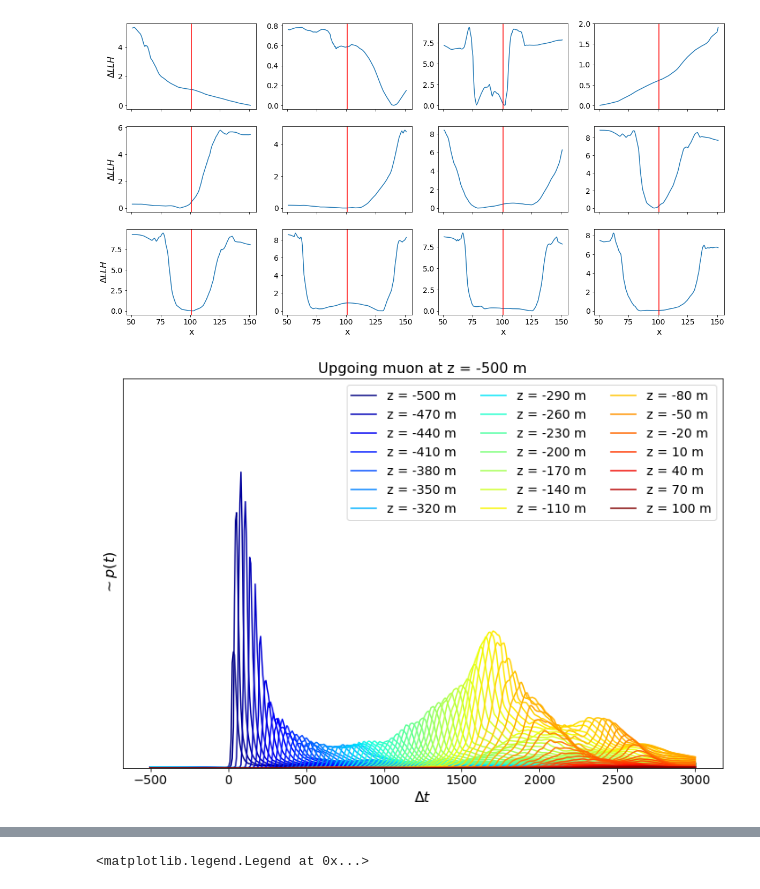
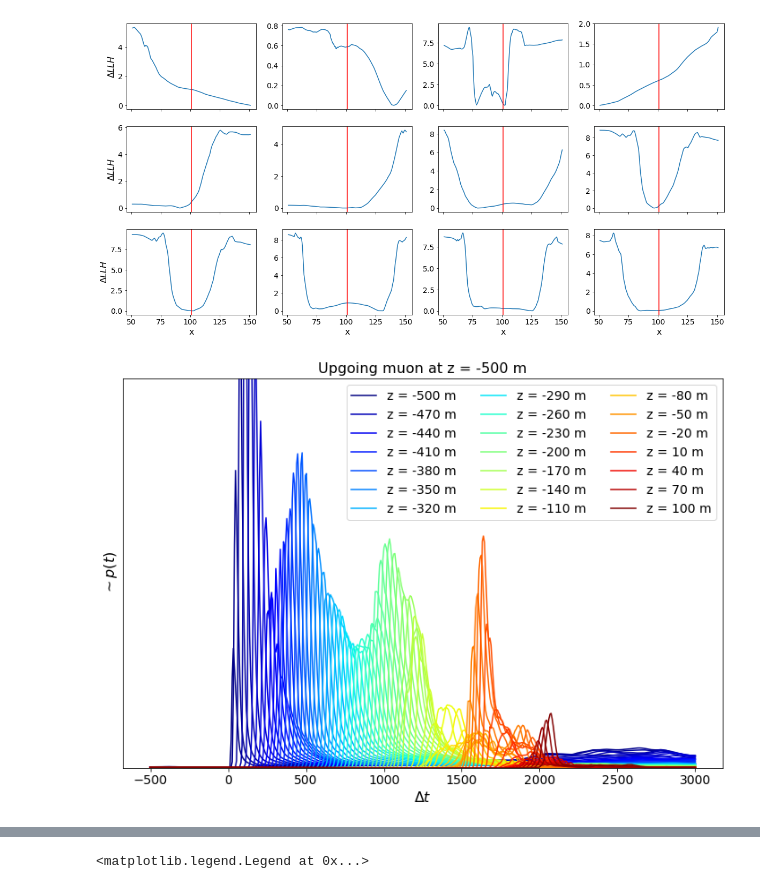
Before and after one commit to philippeller/freeDOM, a Jupyter notebook: freeDOM/inspect.ipynb, the cells around one changed output, grey strips where cells are left out. Drawn from its saved outputs; the diff is of its cells as text; code cells hidden in the pictures.

```diff
--- a/freeDOM/inspect.ipynb
+++ b/freeDOM/inspect.ipynb
@@ -39,7 +39,7 @@ Using an independent MC file
 # %%
 events, labels = load_events(dir='/home/iwsatlas1/peller/work/oscNext/level7_v01.04/140000_i3cols_test')
 # %%
-freedom_llh = LLH(hitnet_file='models/HitNet_logE18_May_2020-21h02/epoch_32_model.hdf5',
+freedom_llh = LLH(hitnet_file='models/HitNet_logE18_May_2020-21h02/epoch_86_model.hdf5',
           chargenet_file='models/ChargeNet_logE_18_May_2020-21h03/epoch_400_model.hdf5',
           epsilon=1e-7,
          )
@@ -367,7 +369,7 @@ for i in range(ax.size):
     #evt = 1756
     #event_idx = 1111 #1126 #2274 #2244 #1930
     event_idx = np.random.randint(0, len(events)-1)
-    event_idx = 1738
+    #event_idx = 1738
     #event_idx = 2840
 
     event = events[event_idx]
@@ -443,35 +445,35 @@ def animate(muon_z):
     for i, z in enumerate(np.linspace(-500, 100, N)):
 
         params = np.repeat(np.array([0., 0., muon_z, 0, 0., np.pi, 20., 100.]), 500).reshape(8, -1).T
 
         params[:, 3] = np.linspace(-3000, 500, params.shape[0])
 
         event = {}
-        event['hits'] = np.array([[5.,5., z, 0., 1.]])
+        event['hits'] = np.array([[5.,5., z, 0., 1., 1., 1., 0., 0.]])
         event['total_charge'] = 1.
 
         _, _, l, _, = freedom_llh(event, params)
         if int(z)%10 == 0:
             label = 'z = %.0f m'%z
         else:
             label = None
 
         ax.plot(-params[:, 3], np.exp(-l), color=colors[i], label=label)
     ax.legend(ncol=3, loc='upper right')
     ax.get_yaxis().set_ticks([])
     ax.set_ylim(0,300)
     ax.set_title(f'Upgoing muon at z = {muon_z:.0f} m')
     ax.set_xlabel(r'$\Delta t$')
     ax.set_ylabel(r'$\sim p(t)$')
 
 
 ani = animation.FuncAnimation(fig, animate, frames=np.linspace(-500, -200, 100))
 
 
 #plt.gca().set_yscale('log')
 #plt.savefig('upgoing_muon.png')
 # %% [output]
-[figure, old version]
+[figure, new version]
 # %%
 ani.save('plots/muon.gif', writer='imagemagick', fps=25)
 # %%
```
Also changed, not shown: parts of 5 cells of this notebook.
